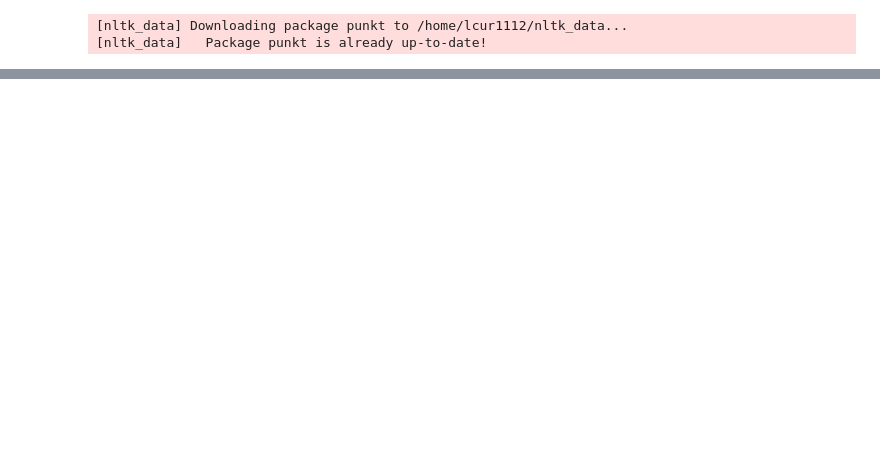
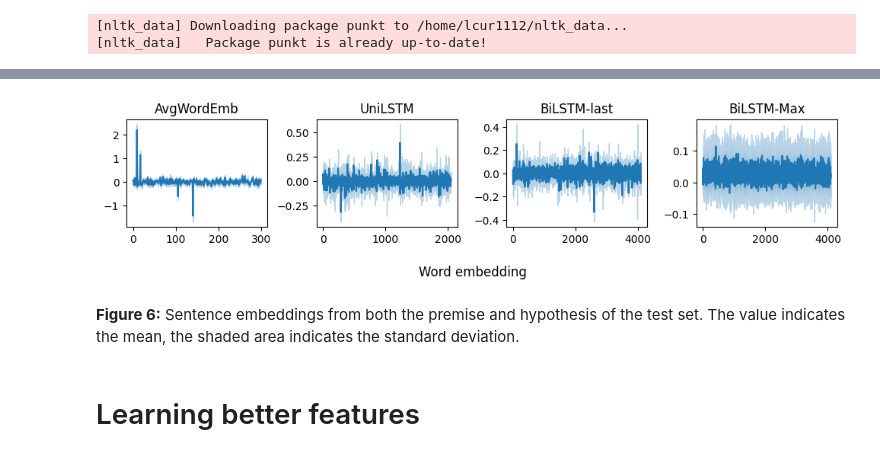
Before and after one commit to elidub/NLI-old, a Jupyter notebook: analysis.ipynb, the cells around one changed output, grey strips where cells are left out. Saved outputs shown, nothing was run; the diff lists cells and outputs as text; code cells hidden in the pictures; blank space fills up the shorter version.

```diff
--- a/analysis.ipynb
+++ b/analysis.ipynb
@@ -97,0 +180,8 @@ plots.print_results()
+# %%
+plots.plot_embeddings()
+# %% [output]
+[figure, added]
+# %% [markdown]
+**Figure 6:** Sentence embeddings from both the premise and hypothesis of the test set. The value indicates the mean, the shaded area indicates the standard deviation.
+# %% [markdown]
+# Learning better features
```
Also changed, not shown: parts of 28 cells of this notebook, 30 other files.
